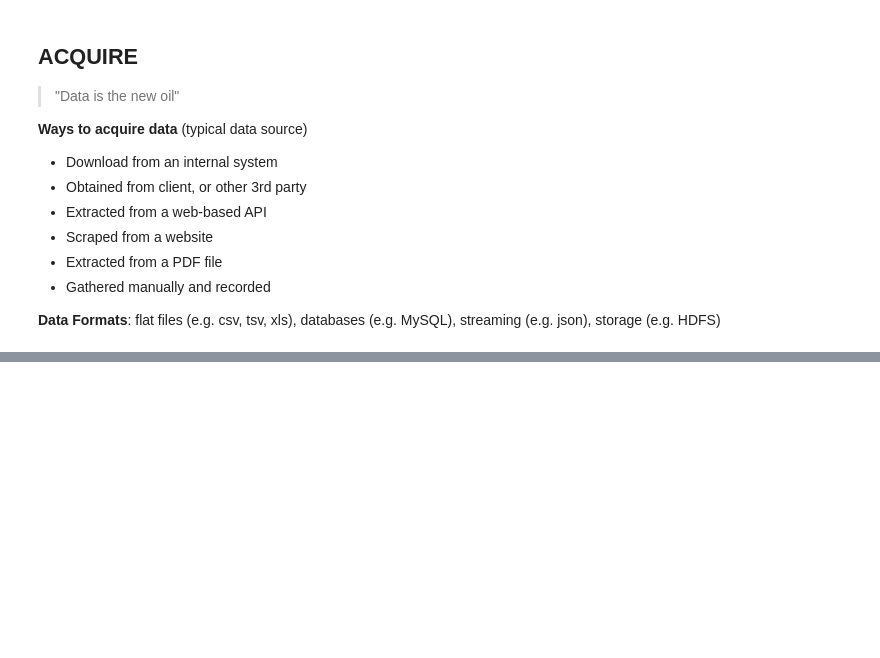
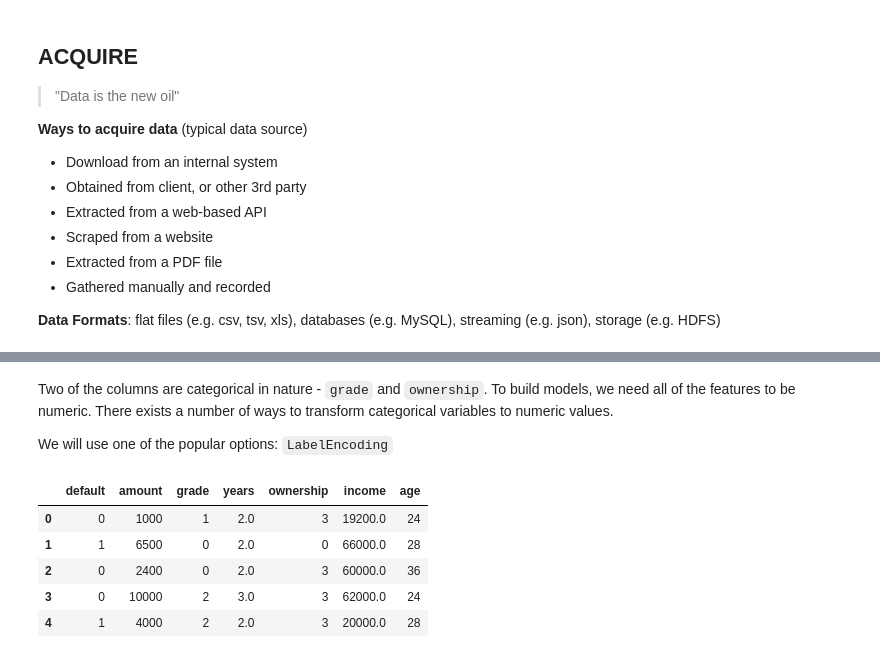
Before and after one commit to amitkaps/datascience, a Jupyter notebook: notebook.ipynb, the cells around one changed output, grey strips where cells are left out. Saved outputs shown, nothing was run; the diff lists cells and outputs as text; code cells hidden in the pictures; blank space fills up the shorter version.

Commit message:
Initial Model

```diff
--- a/notebook.ipynb
+++ b/notebook.ipynb
@@ -263,0 +239,32 @@ simple.predict(age=50, amount=240000)
+# %% [markdown]
+Two of the columns are categorical in nature - `grade` and `ownership`. To build models, we need all of the features to be numeric. There exists a number of ways to transform categorical variables to numeric values.
+
+We will use one of the popular options: `LabelEncoding`
+# %%
+# Load the library for preprocessing
+from sklearn.preprocessing import LabelEncoder
+
+# Let's not modify the original dataset. Let's copy it in another dataset
+data_encoded = data.copy()
+# %%
+# instantiate label encoder
+le_grade = LabelEncoder()
+le_ownership = LabelEncoder()
+
+# fit label encoder
+le_grade = le_grade.fit(data_encoded["grade"])
+le_ownership = le_ownership.fit(data["ownership"])
+
+# Transform the label
+data_encoded.grade = le_grade.transform(data_encoded.grade)
+data_encoded.ownership = le_ownership.transform(data_encoded.ownership)
+
+# Lets see the encoded data now
+data_encoded.head()
+# %% [output]
+|  | default | amount | grade | years | ownership | income | age |
+| 0 | 0 | 1000 | 1 | 2.0 | 3 | 19200.0 | 24 |
+| 1 | 1 | 6500 | 0 | 2.0 | 0 | 66000.0 | 28 |
+| 2 | 0 | 2400 | 0 | 2.0 | 3 | 60000.0 | 36 |
+| 3 | 0 | 10000 | 2 | 3.0 | 3 | 62000.0 | 24 |
+| 4 | 1 | 4000 | 2 | 2.0 | 3 | 20000.0 | 28 |
```
Also changed, not shown: parts of 64 cells of this notebook, 31 other files.
